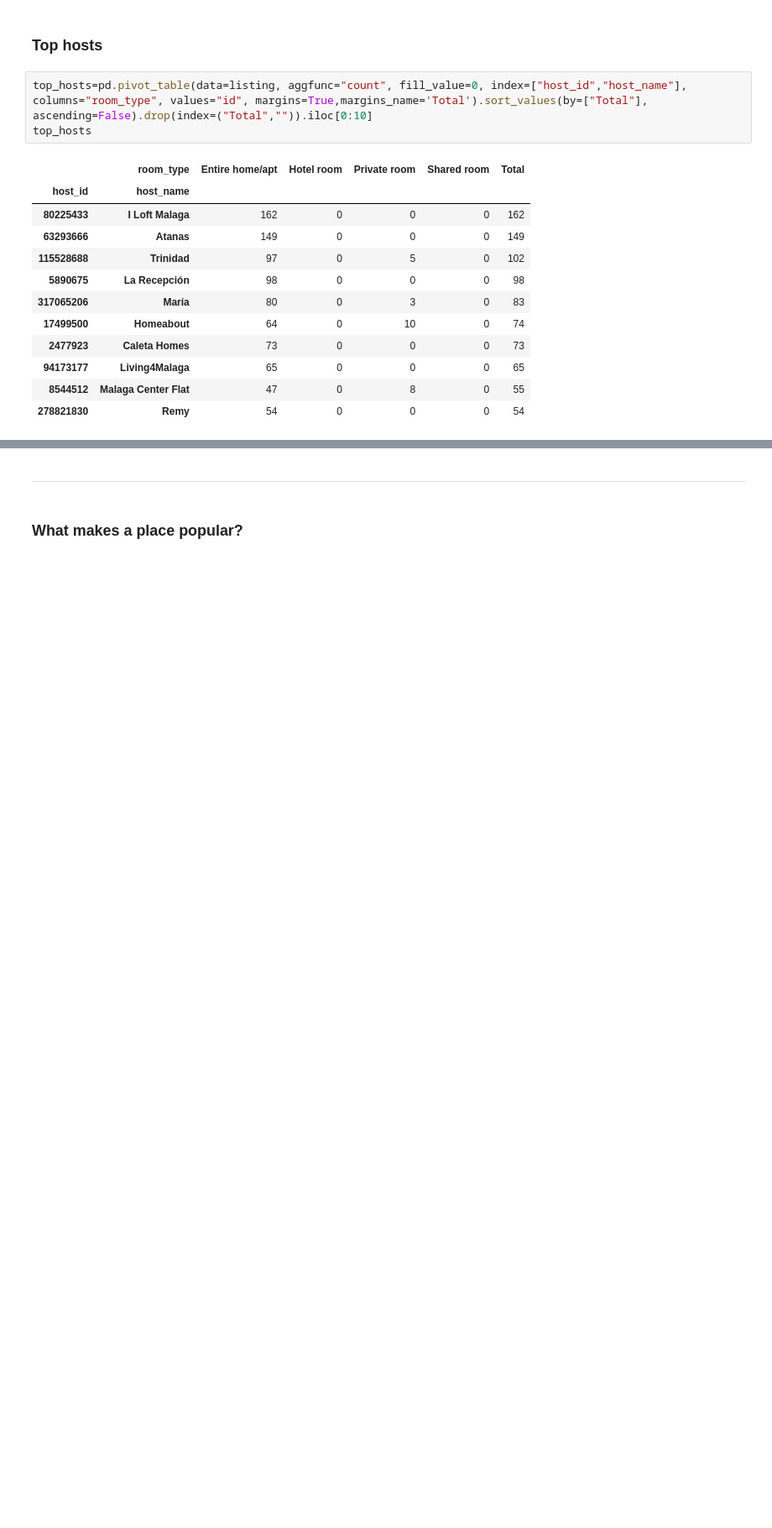
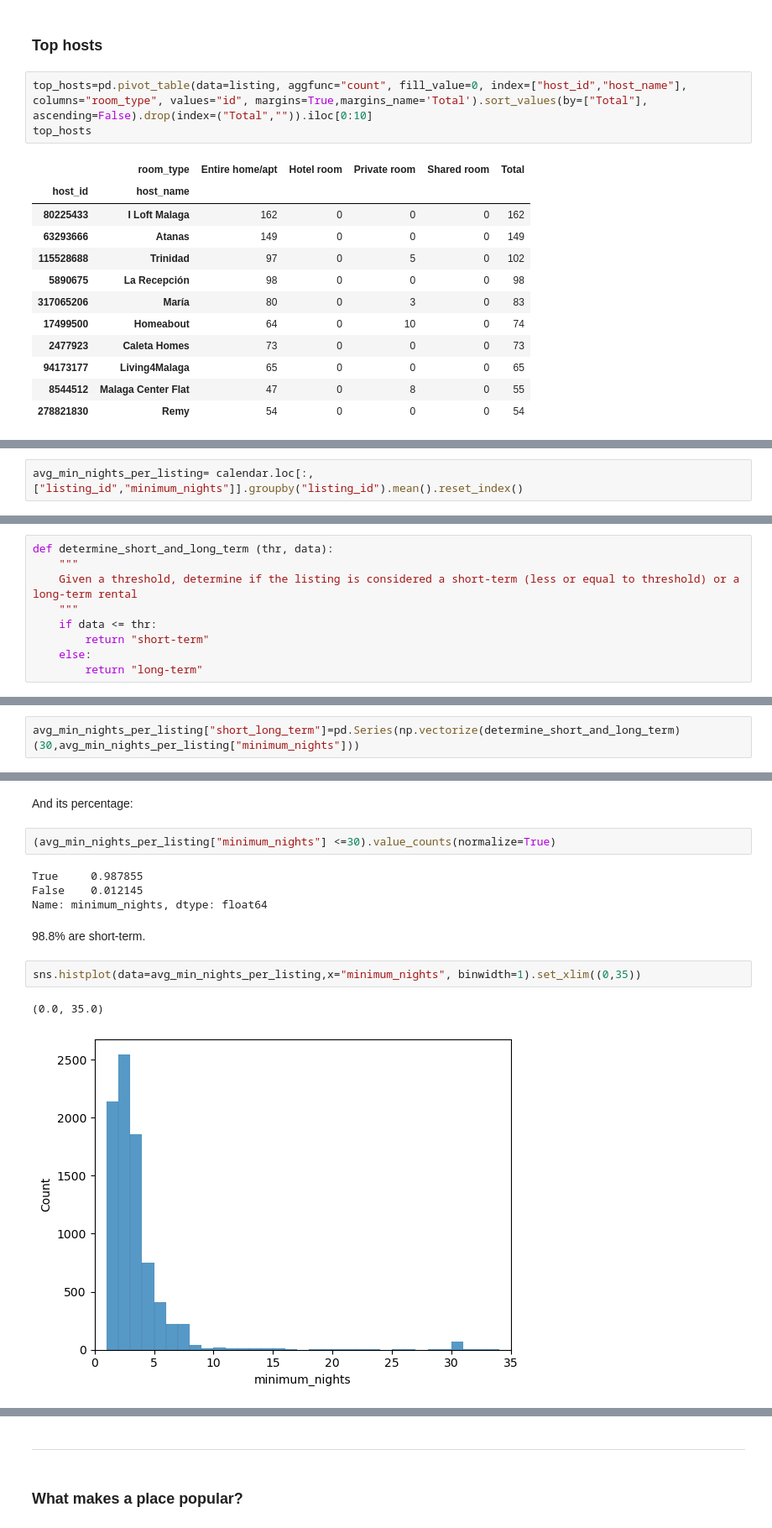
Before and after one commit to fjmmillon/airbnb-malaga-analysis, a Jupyter notebook: malaga_airbnb_analysis.ipynb, the cells around one changed output, grey strips where cells are left out. Shown at 84% size. Saved outputs shown, nothing was run; the diff lists cells and outputs as text; blank space fills up the shorter version.

Commit message:
Added short and long term rentals analysis

```diff
--- a/malaga_airbnb_analysis.ipynb
+++ b/malaga_airbnb_analysis.ipynb
@@ -527,0 +536,2 @@ top_hosts
+# %%
+avg_min_nights_per_listing= calendar.loc[:,["listing_id","minimum_nights"]].groupby("listing_id").mean().reset_index()
@@ -527,0 +549,9 @@ top_hosts
+# %%
+def determine_short_and_long_term (thr, data):
+    """
+    Given a threshold, determine if the listing is considered a short-term (less or equal to threshold) or a long-term rental
+    """
+    if data <= thr:
+        return "short-term"
+    else:
+        return "long-term"
@@ -527,0 +560,2 @@ top_hosts
+# %%
+avg_min_nights_per_listing["short_long_term"]=pd.Series(np.vectorize(determine_short_and_long_term)(30,avg_min_nights_per_listing["minimum_nights"]))
@@ -527,0 +586,15 @@ top_hosts
+# %% [markdown]
+And its percentage:
+# %%
+(avg_min_nights_per_listing["minimum_nights"] <=30).value_counts(normalize=True)
+# %% [output]
+True     0.987855
+False    0.012145
+Name: minimum_nights, dtype: float64
+# %% [markdown]
+98.8% are short-term.
+# %%
+sns.histplot(data=avg_min_nights_per_listing,x="minimum_nights", binwidth=1).set_xlim((0,35))
+# %% [output]
+(0.0, 35.0)
+[figure, added]
```
Also changed, not shown: parts of 11 cells of this notebook.
